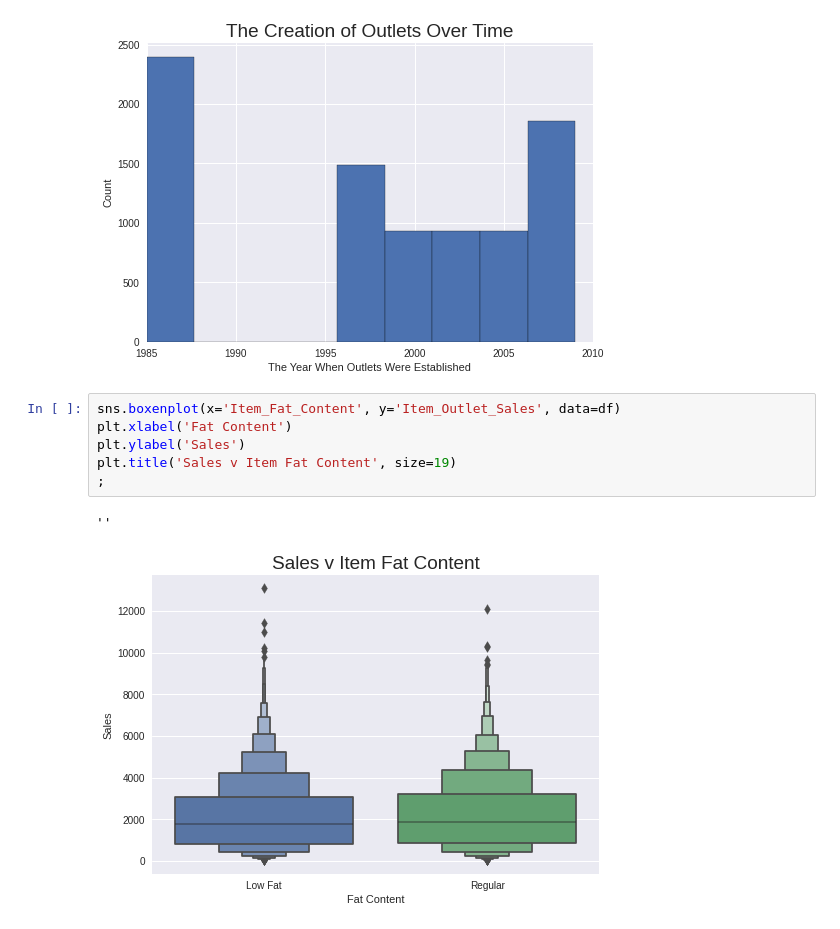
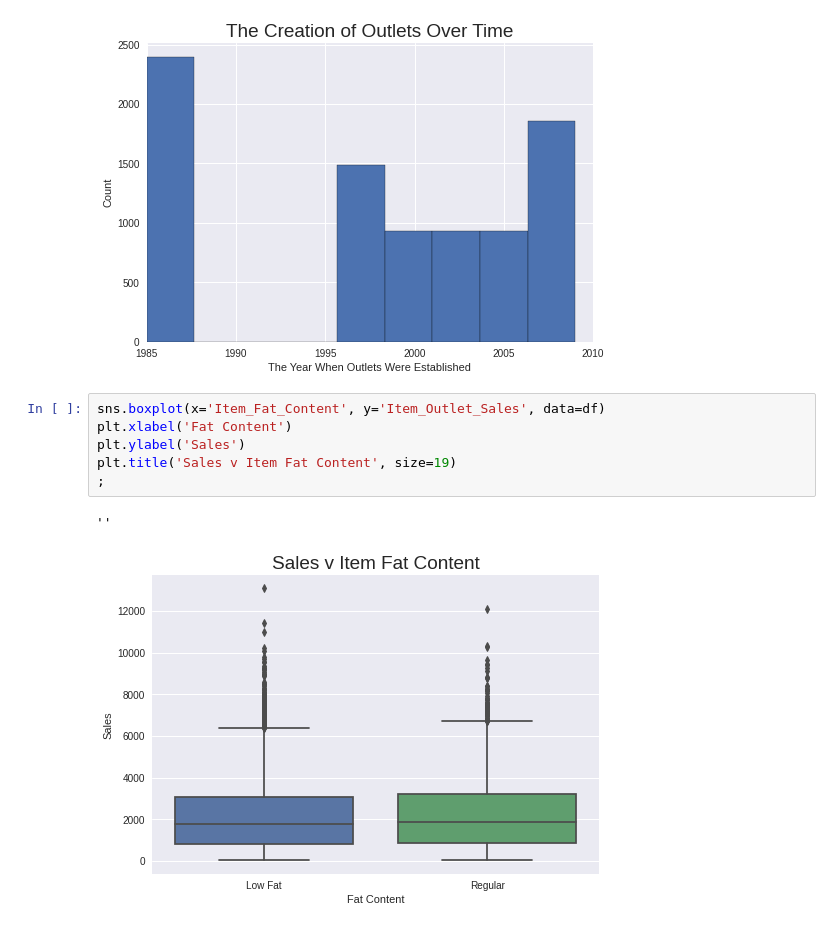
Before and after one commit to Drodricks0/Sales_Prediction, a Jupyter notebook: Project_1.ipynb, the cells around one changed output. Cells and saved outputs as stored; diff of their text form.

```diff
--- a/Project_1.ipynb
+++ b/Project_1.ipynb
@@ -174,12 +174,12 @@ plt.title('The Creation of Outlets Over Time', size=19)
 ''
 [figure]
 # %%
-sns.boxenplot(x='Item_Fat_Content', y='Item_Outlet_Sales', data=df)
+sns.boxplot(x='Item_Fat_Content', y='Item_Outlet_Sales', data=df)
 plt.xlabel('Fat Content')
 plt.ylabel('Sales')
 plt.title('Sales v Item Fat Content', size=19)
 ;
 # %% [output]
 ''
-[figure, old version]
+[figure, new version]
 # %%
```
Also changed, not shown: parts of 4 cells of this notebook.
